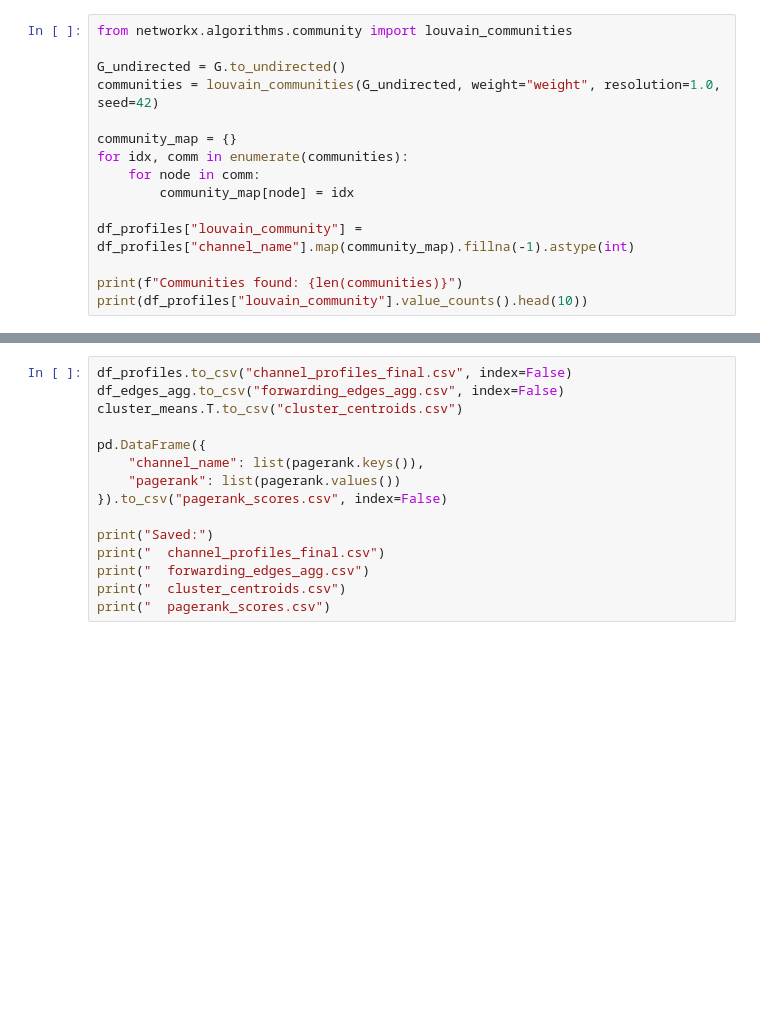
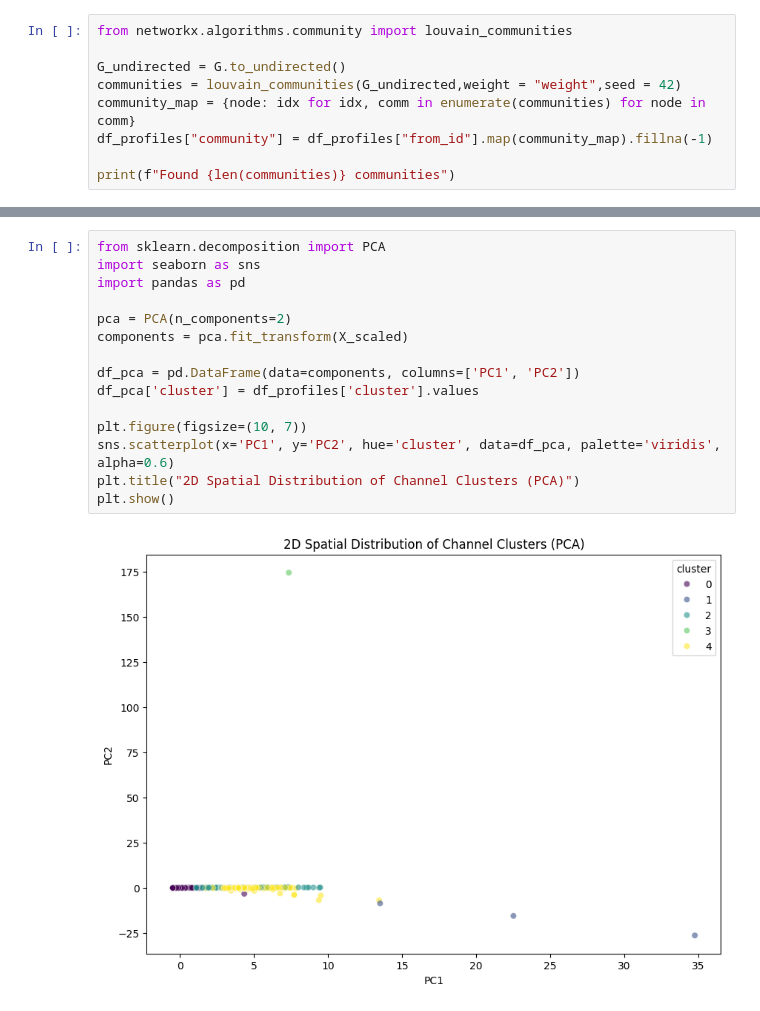
Before and after one commit to Tungtom2004/Mining_massive_data_N6, a Jupyter notebook: build-networking.ipynb, the cells around one changed output, grey strips where cells are left out. Drawn from its saved outputs; the diff is of its cells as text; blank space fills up the shorter version.

```diff
--- a/build-networking.ipynb
+++ b/build-networking.ipynb
@@ -36,14 +161,8 @@ print(df_profiles.nlargest(10, "pagerank")[["channel_name", "cluster", "pagerank
 from networkx.algorithms.community import louvain_communities
 
 G_undirected = G.to_undirected()
-communities = louvain_communities(G_undirected, weight="weight", resolution=1.0, seed=42)
+communities = louvain_communities(G_undirected,weight = "weight",seed = 42)
+community_map = {node: idx for idx, comm in enumerate(communities) for node in comm}
+df_profiles["community"] = df_profiles["from_id"].map(community_map).fillna(-1)
 
-community_map = {}
-for idx, comm in enumerate(communities):
-    for node in comm:
-        community_map[node] = idx
-
-df_profiles["louvain_community"] = df_profiles["channel_name"].map(community_map).fillna(-1).astype(int)
-
-print(f"Communities found: {len(communities)}")
-print(df_profiles["louvain_community"].value_counts().head(10))
+print(f"Found {len(communities)} communities")
@@ -114,15 +215,17 @@ plt.show()
-# %%
-df_profiles.to_csv("channel_profiles_final.csv", index=False)
-df_edges_agg.to_csv("forwarding_edges_agg.csv", index=False)
-cluster_means.T.to_csv("cluster_centroids.csv")
-
-pd.DataFrame({
-    "channel_name": list(pagerank.keys()),
-    "pagerank": list(pagerank.values())
-}).to_csv("pagerank_scores.csv", index=False)
-
-print("Saved:")
-print("  channel_profiles_final.csv")
-print("  forwarding_edges_agg.csv")
-print("  cluster_centroids.csv")
-print("  pagerank_scores.csv")
+# %%
+from sklearn.decomposition import PCA
+import seaborn as sns
+import pandas as pd
+
+pca = PCA(n_components=2)
+components = pca.fit_transform(X_scaled)
+
+df_pca = pd.DataFrame(data=components, columns=['PC1', 'PC2'])
+df_pca['cluster'] = df_profiles['cluster'].values
+
+plt.figure(figsize=(10, 7))
+sns.scatterplot(x='PC1', y='PC2', hue='cluster', data=df_pca, palette='viridis', alpha=0.6)
+plt.title("2D Spatial Distribution of Channel Clusters (PCA)")
+plt.show()
+# %% [output]
+[figure, added]
```
Also changed, not shown: parts of 13 cells of this notebook.
